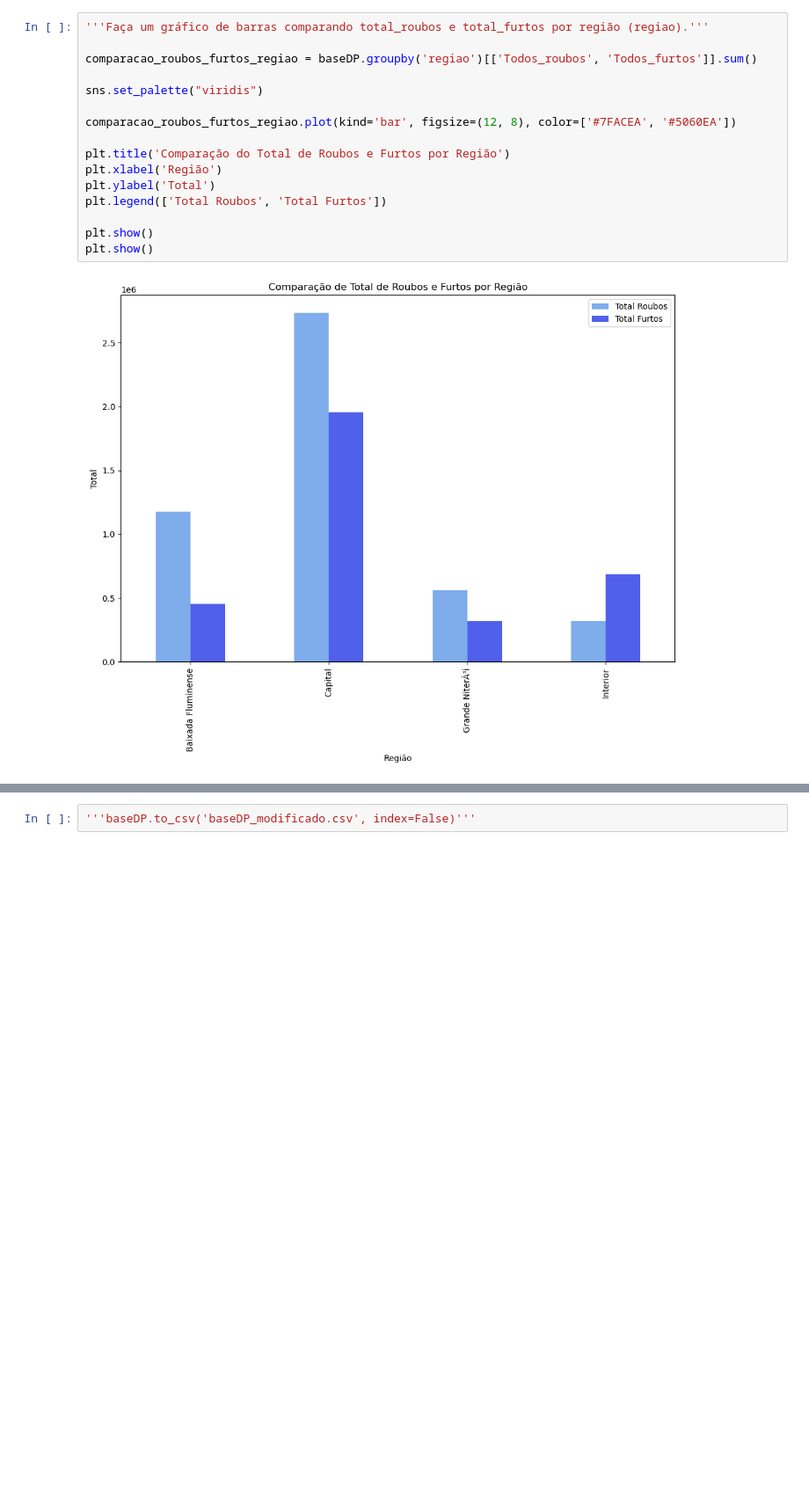
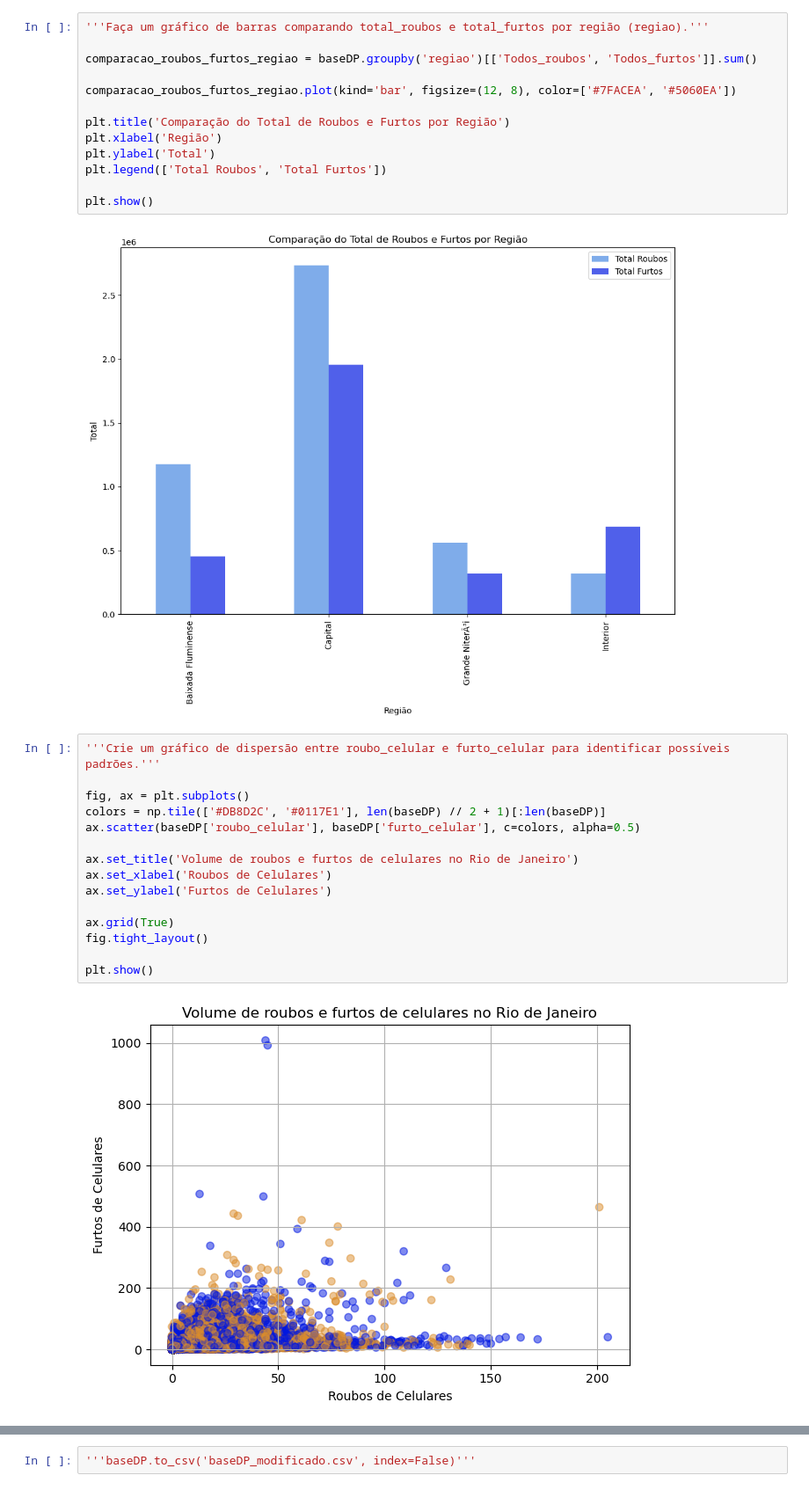
Before and after one commit to mt076/Projetos-, a Jupyter notebook: Explo_Limp.ipynb, the cells around one changed output, grey strips where cells are left out. Shown: that part at 88% size. Saved outputs shown, nothing was run; the diff lists cells and outputs as text; blank space fills up the shorter version.

```diff
--- a/Explo_Limp.ipynb
+++ b/Explo_Limp.ipynb
@@ -343,8 +342,6 @@ plt.show()
 '''Faça um gráfico de barras comparando total_roubos e total_furtos por região (regiao).'''
 
 comparacao_roubos_furtos_regiao = baseDP.groupby('regiao')[['Todos_roubos', 'Todos_furtos']].sum()
-
-sns.set_palette("viridis")
 
 comparacao_roubos_furtos_regiao.plot(kind='bar', figsize=(12, 8), color=['#7FACEA', '#5060EA'])
 
@@ -354,6 +351,22 @@ plt.ylabel('Total')
 plt.legend(['Total Roubos', 'Total Furtos'])
 
 plt.show()
-plt.show()
 # %% [output]
 [figure]
+# %%
+'''Crie um gráfico de dispersão entre roubo_celular e furto_celular para identificar possíveis padrões.'''
+
+fig, ax = plt.subplots()
+colors = np.tile(['#DB8D2C', '#0117E1'], len(baseDP) // 2 + 1)[:len(baseDP)]
+ax.scatter(baseDP['roubo_celular'], baseDP['furto_celular'], c=colors, alpha=0.5)
+
+ax.set_title('Volume de roubos e furtos de celulares no Rio de Janeiro')
+ax.set_xlabel('Roubos de Celulares')
+ax.set_ylabel('Furtos de Celulares')
+
+ax.grid(True)
+fig.tight_layout()
+
+plt.show()
+# %% [output]
+[figure, added]
```
Also changed, not shown: parts of 12 cells of this notebook, 1 other file.
